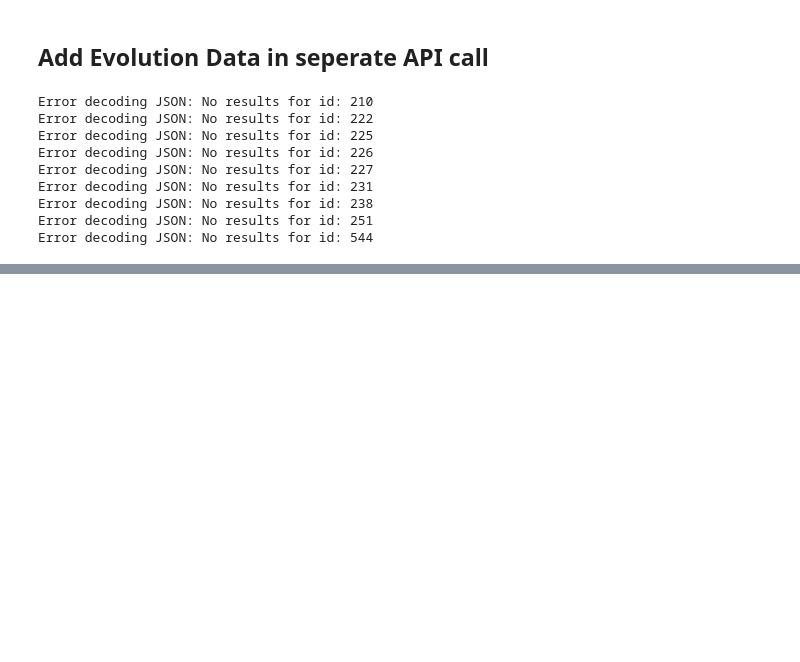
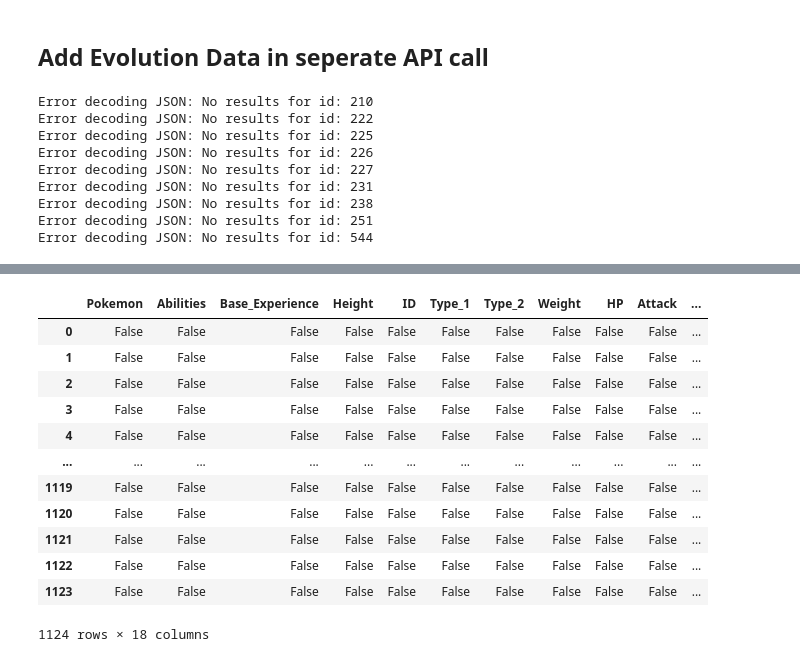
Before and after one commit to digital-buddha42/catch-em-all, a Jupyter notebook: project3.ipynb, the cells around one changed output, grey strips where cells are left out. Drawn from its saved outputs; the diff is of its cells as text; code cells hidden in the pictures; blank space fills up the shorter version.

```diff
--- a/project3.ipynb
+++ b/project3.ipynb
@@ -303,6 +303,22 @@ ev_2_join_df.head()
 | 2 | venusaur | overgrow | 263.0 | 20 | 3 | grass | poison | 1000 | 80 | 82 | ... |
 | 3 | charmander | blaze | 62.0 | 6 | 4 | fire | No second type | 85 | 39 | 52 | ... |
 | 4 | charmeleon | blaze | 142.0 | 11 | 5 | fire | No second type | 190 | 58 | 64 | ... |
+# %%
+ev_2_join_df.isna()
+# %% [output]
+|  | Pokemon | Abilities | Base_Experience | Height | ID | Type_1 | Type_2 | Weight | HP | Attack | ... |
+| 0 | False | False | False | False | False | False | False | False | False | False | ... |
+| 1 | False | False | False | False | False | False | False | False | False | False | ... |
+| 2 | False | False | False | False | False | False | False | False | False | False | ... |
+| 3 | False | False | False | False | False | False | False | False | False | False | ... |
+| 4 | False | False | False | False | False | False | False | False | False | False | ... |
+| ... | ... | ... | ... | ... | ... | ... | ... | ... | ... | ... | ... |
+| 1119 | False | False | False | False | False | False | False | False | False | False | ... |
+| 1120 | False | False | False | False | False | False | False | False | False | False | ... |
+| 1121 | False | False | False | False | False | False | False | False | False | False | ... |
+| 1122 | False | False | False | False | False | False | False | False | False | False | ... |
+| 1123 | False | False | False | False | False | False | False | False | False | False | ... |
+1124 rows × 18 columns
 # %%
 filter_poke_merged_df = ev_2_join_df
 
```
Also changed, not shown: parts of 7 cells of this notebook, 13 other files.
